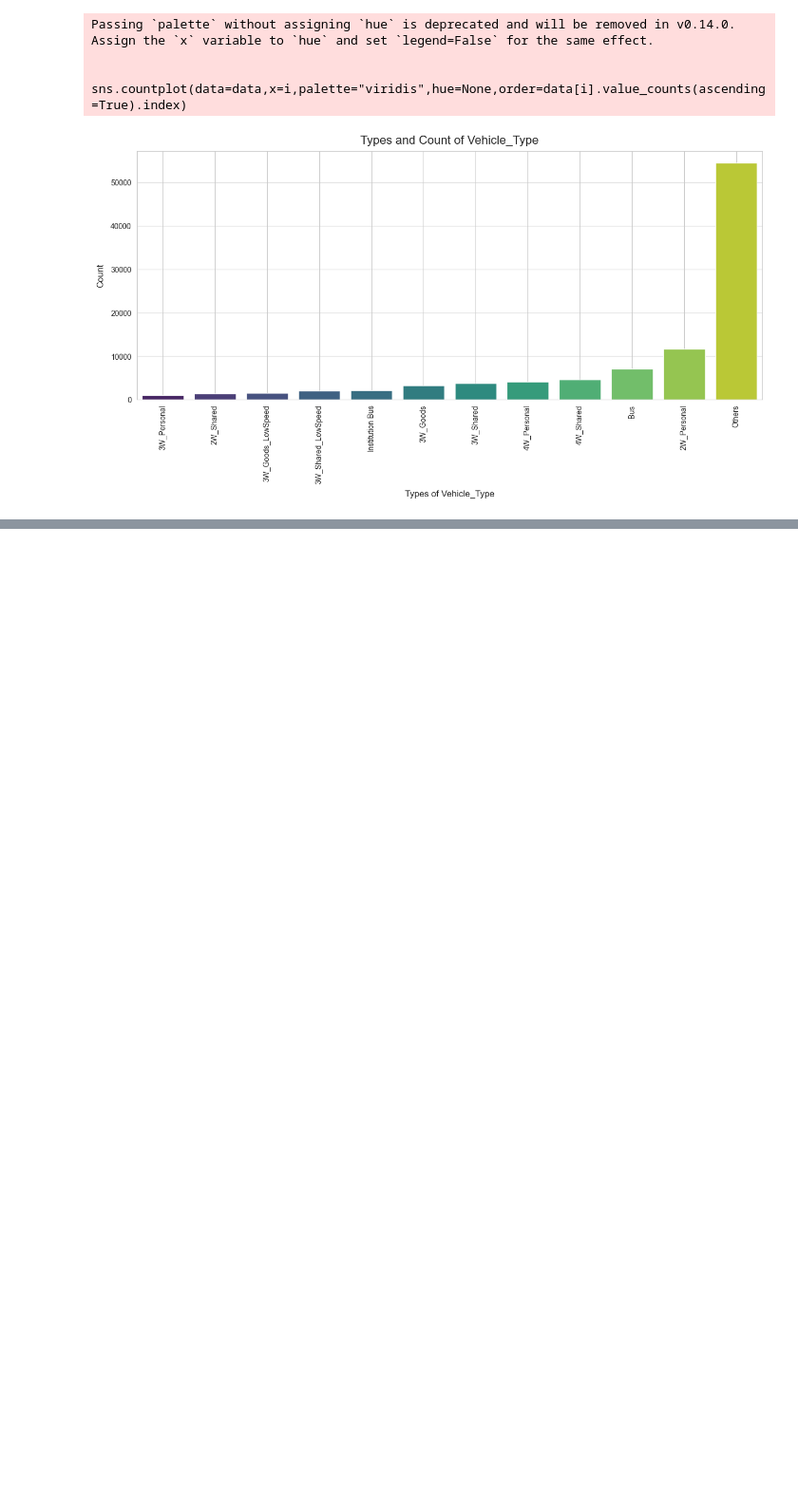
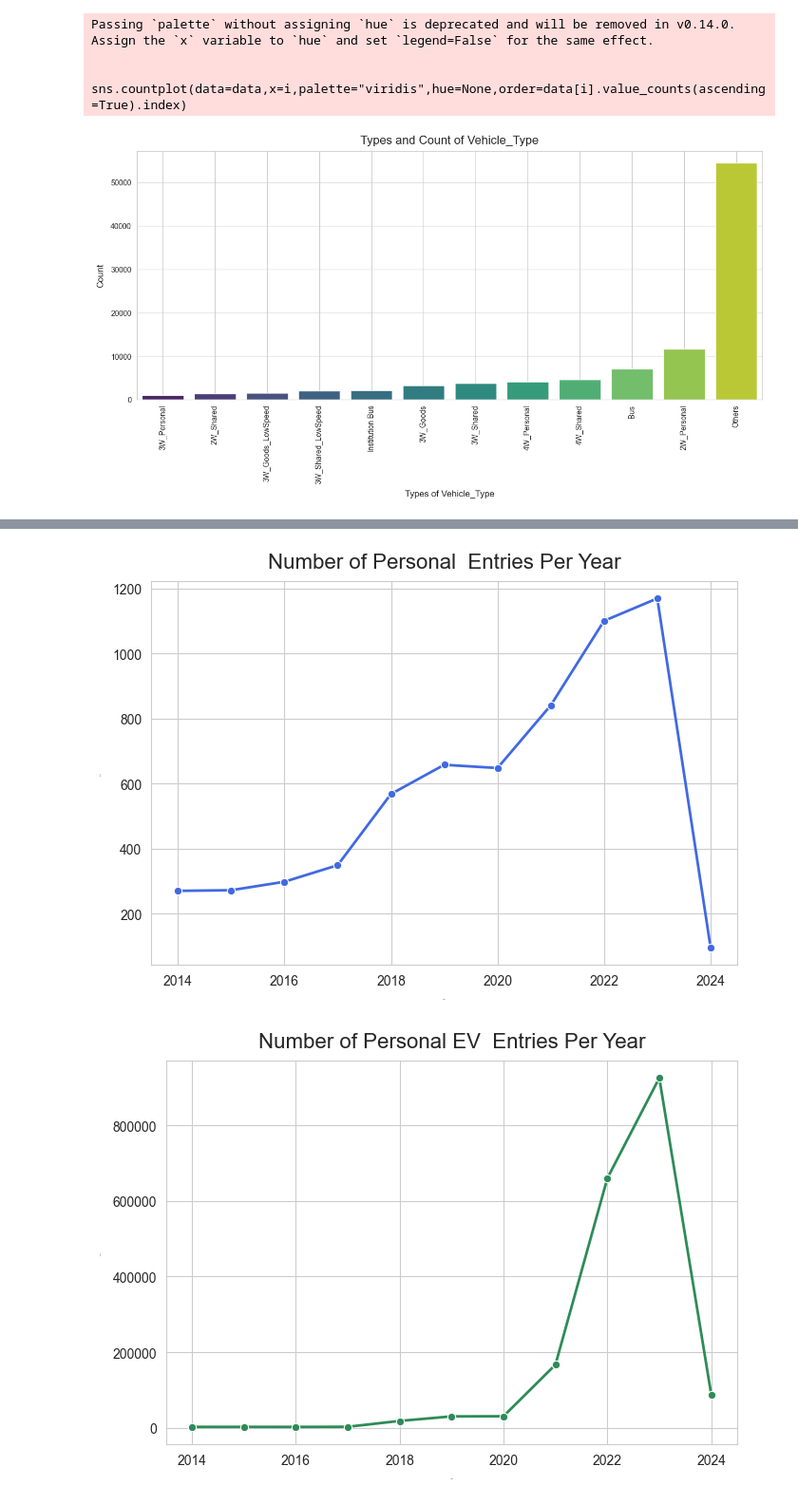
Before and after one commit to Christophermathai/Electric-Vehicle-Sales-by-State-in-India-Data-Analysis, a Jupyter notebook: Electric Vehicle Sales by State in India.ipynb, the cells around one changed output, grey strips where cells are left out. Shown: that part at 95% size. Saved outputs shown, nothing was run; the diff lists cells and outputs as text; code cells hidden in the pictures; blank space fills up the shorter version.

```diff
--- a/Electric Vehicle Sales by State in India.ipynb
+++ b/Electric Vehicle Sales by State in India.ipynb
@@ -111,0 +150,32 @@ sns.set_style('whitegrid')
+# %%
+personal = data.loc[(data['Vehicle_Type'].str.contains(pat='Personal', case=False, na=False)) & (data['EV_Sales_Quantity'] > 0)]
+yearcount = personal['Year'].value_counts().sort_index()
+plt.figure(figsize=(7,5))
+sns.set_style('whitegrid')
+
+sns.lineplot(x=yearcount.index,y=yearcount.values,marker='o', color='royalblue', linewidth=2)
+plt.title('Number of Personal  Entries Per Year',fontsize=16, pad=10)
+plt.xlabel('Year',labelpad=8,fontsize=1)
+plt.ylabel('Count',labelpad=8,fontsize=1)
+plt.tight_layout()
+plt.grid(True)
+plt.savefig(f'Outputs/Number of Personal  Entries Per Year')
+plt.show()
+
+yearly_sales = personal.groupby('Year')['EV_Sales_Quantity'].sum().reset_index()
+
+plt.figure(figsize=(7,5))
+sns.set_style('whitegrid')
+sns.lineplot(x='Year', y='EV_Sales_Quantity', data=yearly_sales, marker='o', color='seagreen', linewidth=2)
+
+
+plt.title('Number of Personal EV  Entries Per Year',fontsize=16, pad=10)
+plt.xlabel('Year',labelpad=8,fontsize=1)
+plt.ylabel('Count',labelpad=8,fontsize=1)
+plt.tight_layout()
+plt.grid(True)
+plt.savefig(f'Outputs/Number of Personal EV Entries Per Year')
+plt.show()
+# %% [output]
+[figure, added]
+[figure, added]
```
Also changed, not shown: parts of 4 cells of this notebook, 5 other files.
